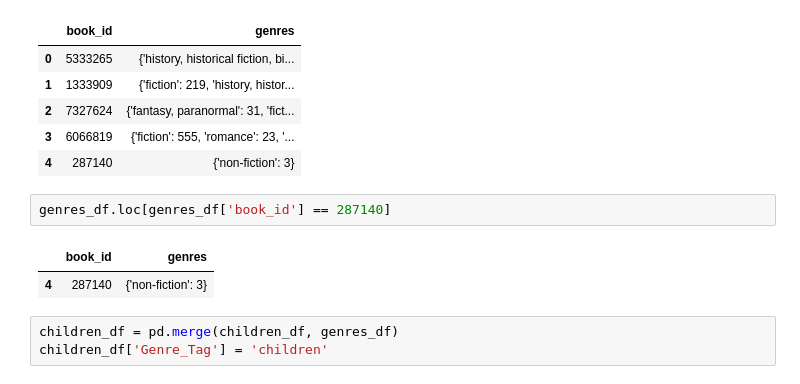
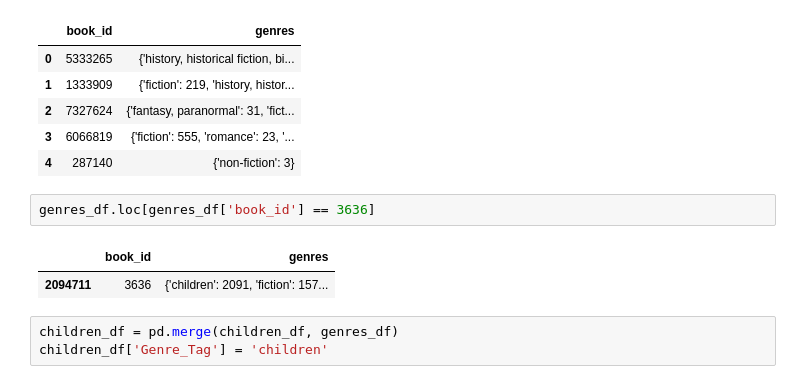
Before and after one commit to Data-Science-for-Linguists-2023/Goodreads-Genre-Reviews-Analysis, a Jupyter notebook: Data_Exploration.ipynb, the cells around one changed output. Cells and saved outputs as stored; diff of their text form.

```diff
--- a/Data_Exploration.ipynb
+++ b/Data_Exploration.ipynb
@@ -236,10 +236,10 @@ genres_df.head()
 | 3 | 6066819 | {'fiction': 555, 'romance': 23, '... |
 | 4 | 287140 | {'non-fiction': 3} |
 # %%
-genres_df.loc[genres_df['book_id'] == 287140]
+genres_df.loc[genres_df['book_id'] == 3636]
 # %% [output]
 |  | book_id | genres |
-| 4 | 287140 | {'non-fiction': 3} |
+| 2094711 | 3636 | {'children': 2091, 'fiction': 157... |
 # %%
 children_df = pd.merge(children_df, genres_df)
 children_df['Genre_Tag'] = 'children'
```
Also changed, not shown: parts of 223 cells of this notebook.
